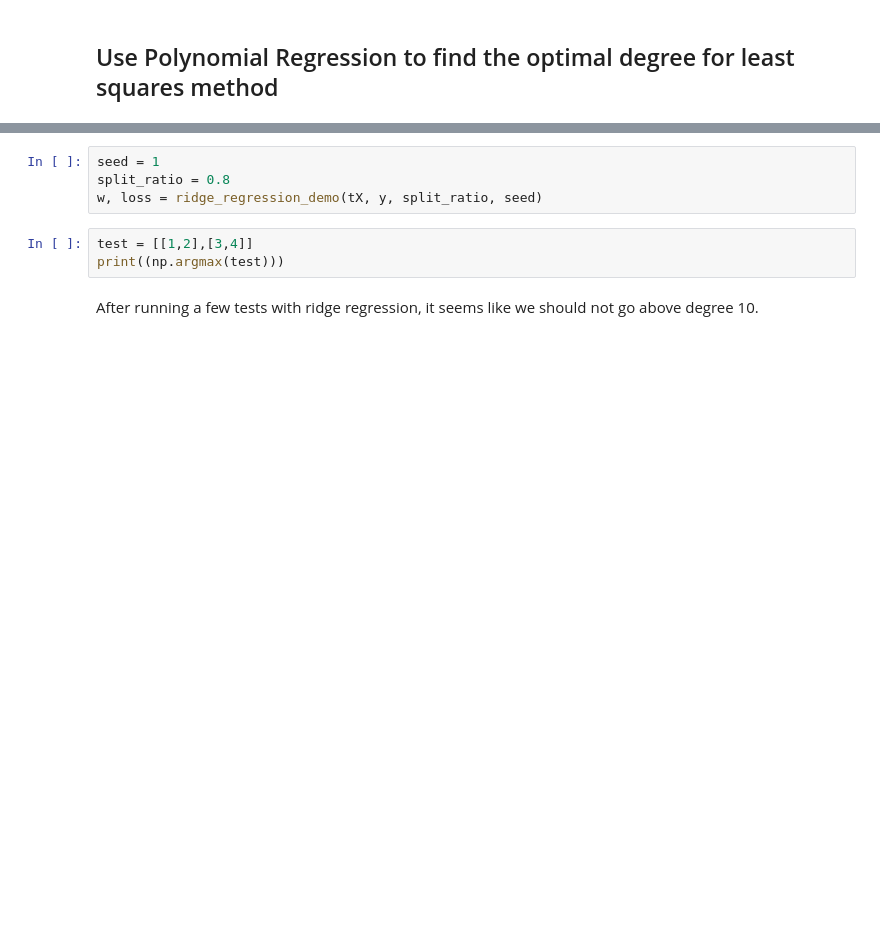
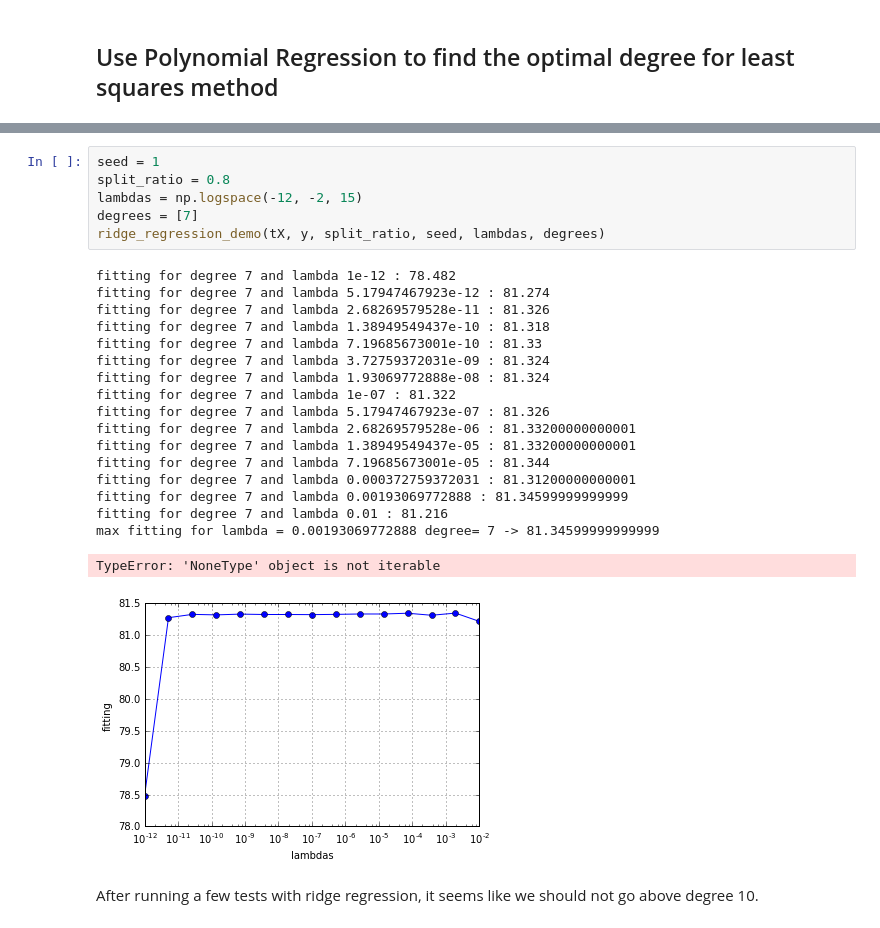
Before and after one commit to rbsteinm/Higgs-Boson-Machine-Learning-Challenge, a Jupyter notebook: project1.ipynb, the cells around one changed output, grey strips where cells are left out. Cells and saved outputs as stored; diff of their text form; blank space fills up the shorter version.

```diff
--- a/project1.ipynb
+++ b/project1.ipynb
@@ -71,10 +90,28 @@ This is a demo where we use ridge regression to deduce the loss function and the
 # %%
 seed = 1
 split_ratio = 0.8
-w, loss = ridge_regression_demo(tX, y, split_ratio, seed)
+lambdas = np.logspace(-12, -2, 15)
+degrees = [7]
+ridge_regression_demo(tX, y, split_ratio, seed, lambdas, degrees)
+# %% [output]
+fitting for degree 7 and lambda 1e-12 : 78.482
+fitting for degree 7 and lambda 5.17947467923e-12 : 81.274
+fitting for degree 7 and lambda 2.68269579528e-11 : 81.326
+fitting for degree 7 and lambda 1.38949549437e-10 : 81.318
+fitting for degree 7 and lambda 7.19685673001e-10 : 81.33
+fitting for degree 7 and lambda 3.72759372031e-09 : 81.324
+fitting for degree 7 and lambda 1.93069772888e-08 : 81.324
+fitting for degree 7 and lambda 1e-07 : 81.322
+fitting for degree 7 and lambda 5.17947467923e-07 : 81.326
+fitting for degree 7 and lambda 2.68269579528e-06 : 81.33200000000001
+fitting for degree 7 and lambda 1.38949549437e-05 : 81.33200000000001
+fitting for degree 7 and lambda 7.19685673001e-05 : 81.344
+fitting for degree 7 and lambda 0.000372759372031 : 81.31200000000001
+fitting for degree 7 and lambda 0.00193069772888 : 81.34599999999999
+fitting for degree 7 and lambda 0.01 : 81.216
+max fitting for lambda = 0.00193069772888 degree= 7 -> 81.34599999999999
+TypeError: 'NoneType' object is not iterable
+[figure, added]
-# %%
-test = [[1,2],[3,4]]
-print((np.argmax(test)))
 # %% [markdown]
 After running a few tests with ridge regression, it seems like we should not go above degree 10.
 # %% [markdown]
```
Also changed, not shown: parts of 14 cells of this notebook, 2 other files.
